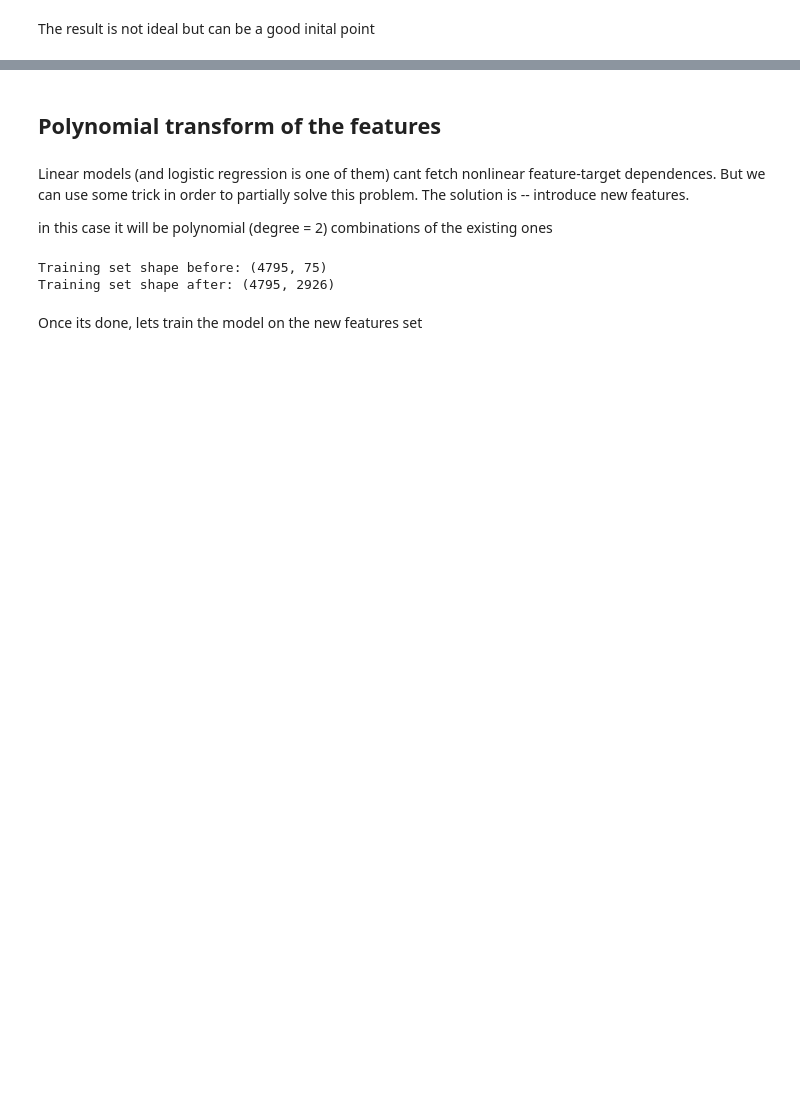
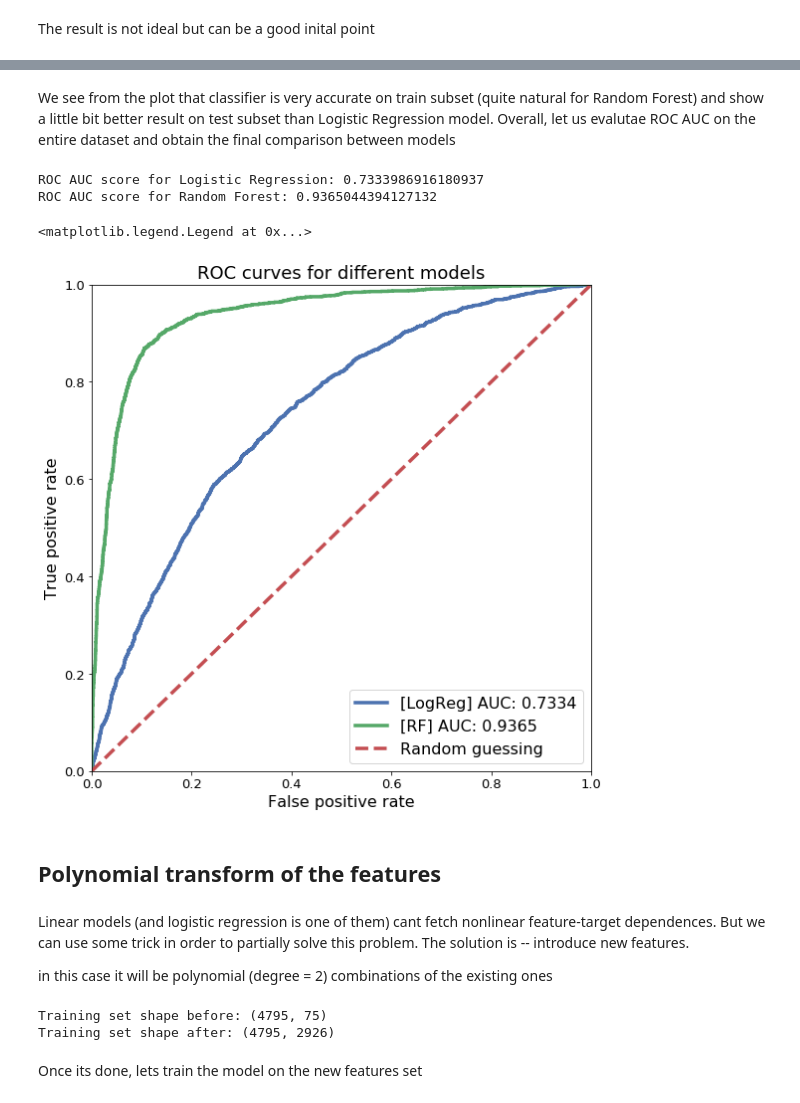
Before and after one commit to VitalyPetrov/scorista-testing-task, a Jupyter notebook: scorista_problem.ipynb, the cells around one changed output, grey strips where cells are left out. Saved outputs shown, nothing was run; the diff lists cells and outputs as text; code cells hidden in the pictures; blank space fills up the shorter version.

```diff
--- a/scorista_problem.ipynb
+++ b/scorista_problem.ipynb
@@ -248,3 +286,24 @@ The result is not ideal but can be a good inital point
+# %% [markdown]
+We see from the plot that classifier is very accurate on train subset (quite natural for Random Forest) and show a little bit better result on test subset than Logistic Regression model. Overall, let us evalutae ROC AUC on the entire dataset and obtain the final comparison between models
+# %%
+predictions_lr = lr_estimator.predict_proba(features)[:, 1]
+predictions_rf = rf_model.predict_proba(features)[:, 1]
+
+
+print(f'ROC AUC score for Logistic Regression: {roc_auc_score(target, predictions_lr)}')
+print(f'ROC AUC score for Random Forest: {roc_auc_score(target, predictions_rf)}')
+
+plot_roc_curve([target, target], [predictions_lr, predictions_rf])
+
+plt.title('ROC curves for different models', fontsize=18)
+plt.legend([f'[LogReg] AUC: {round(roc_auc_score(target, predictions_lr), 4)}',
+            f'[RF] AUC: {round(roc_auc_score(target, predictions_rf), 4)}',
+            f'Random guessing'], fontsize=16)
+# %% [output]
+ROC AUC score for Logistic Regression: 0.7333986916180937
+ROC AUC score for Random Forest: 0.9365044394127132
+<matplotlib.legend.Legend at 0x...>
+[figure, added]
 # %% [markdown]
 ## Polynomial transform of the features
 # %% [markdown]
```
Also changed, not shown: parts of 14 cells of this notebook.
